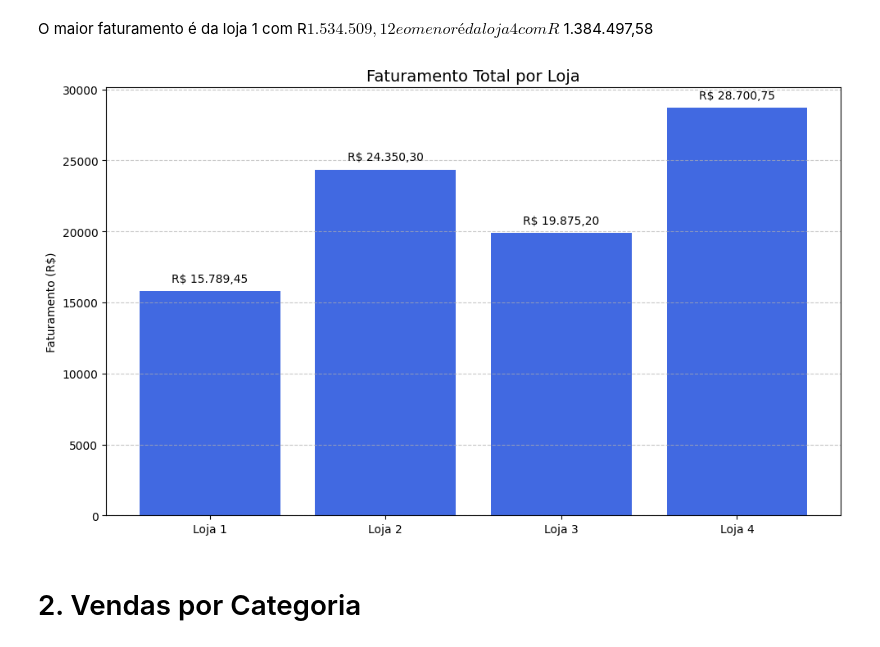
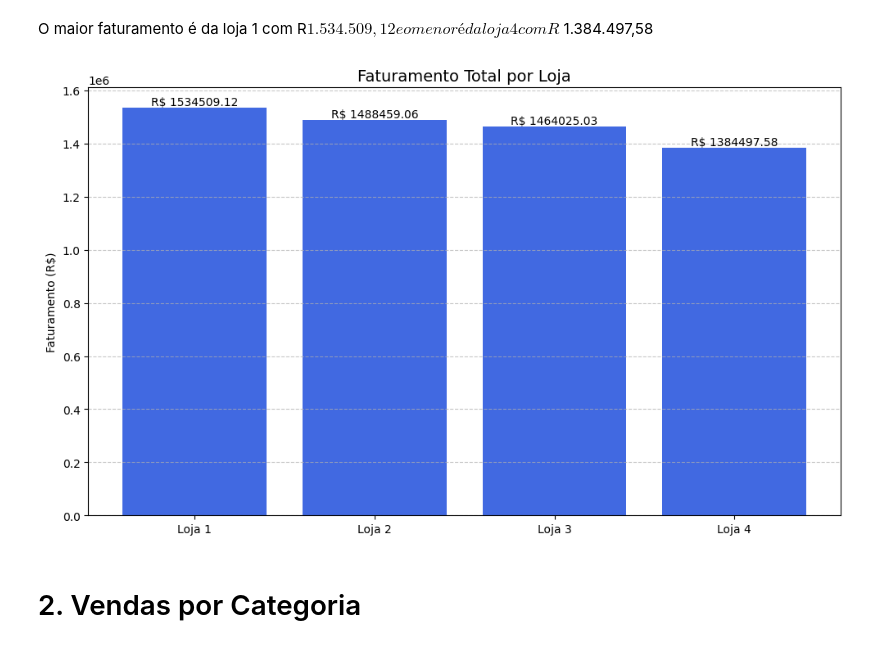
Before and after one commit to JoseSilva84/analisando-lojas, a Jupyter notebook: AluraStoreBr.ipynb, the cells around one changed output. Saved outputs shown, nothing was run; the diff lists cells and outputs as text; code cells hidden in the pictures.

```diff
--- a/AluraStoreBr.ipynb
+++ b/AluraStoreBr.ipynb
@@ -79,28 +79,28 @@ O maior faturamento é da loja 1 com R$ 1.534.509,12 e o menor é da loja 4 com
 # %%
 import matplotlib.pyplot as plt
 
 # Valores fictícios (substitua pelos valores reais do seu código)
-faturamentos = [15789.45, 24350.30, 19875.20, 28700.75]
+faturamentos = [1534509.12, 1488459.06, 1464025.03, 1384497.58]
 lojas = ['Loja 1', 'Loja 2', 'Loja 3', 'Loja 4']
 
 # Criando o gráfico
 plt.figure(figsize=(10, 6))
 barras = plt.bar(lojas, faturamentos, color='royalblue')
 
 # Adicionando os valores em cima de cada barra
 for barra in barras:
     yval = barra.get_height()
-    plt.text(barra.get_x() + barra.get_width()/2.0, yval + 500, f"R$ {yval:,.2f}".replace(",", "x").replace(".", ",").replace("x", "."), ha='center', va='bottom', fontsize=10)
+    plt.text(barra.get_x() + barra.get_width()/2.0, yval + 500, f"R$ {yval}", ha='center', va='bottom', fontsize=10)
 
 # Título e rótulos
 plt.title('Faturamento Total por Loja', fontsize=14)
 plt.ylabel('Faturamento (R$)')
 plt.grid(axis='y', linestyle='--', alpha=0.7)
 
 plt.tight_layout()
 plt.show()
 # %% [output]
-[figure, old version]
+[figure, new version]
 # %% [markdown]
 # 2. Vendas por Categoria
 # %%
```
Also changed, not shown: parts of 1 cell of this notebook.
